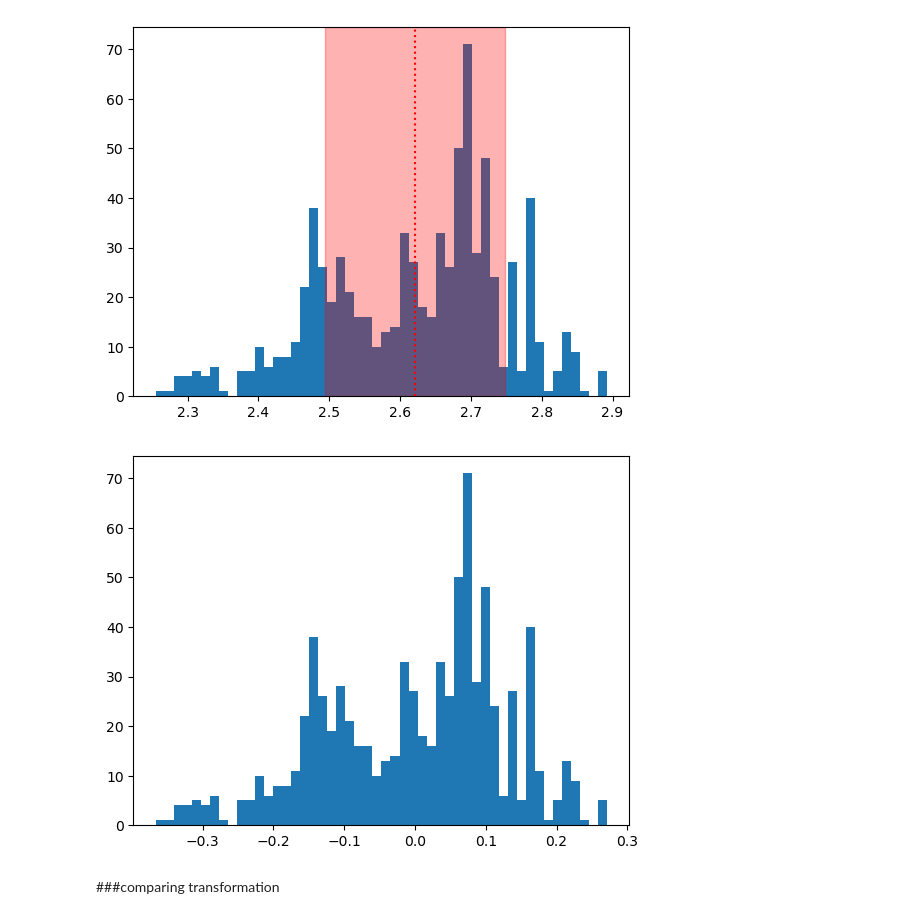
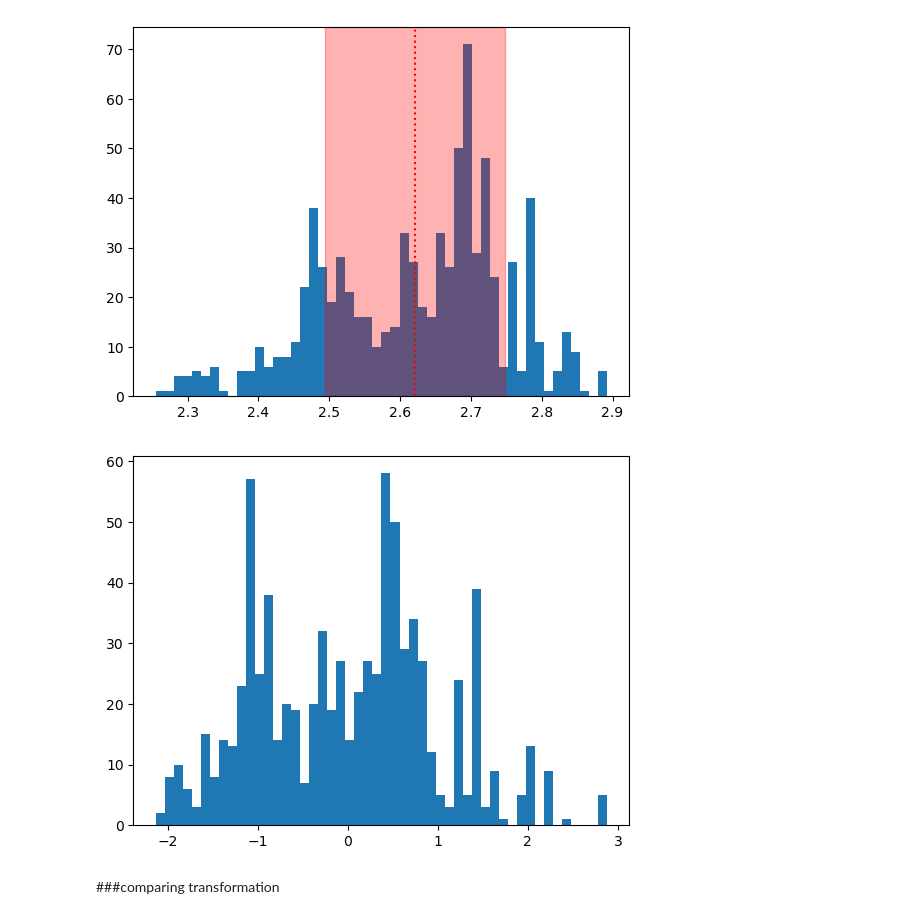
Before and after one commit to SadmanUddin/Data-analysis-and-statistics, a Jupyter notebook: Scaling and Transformations/Untitled-1.ipynb, the cells around one changed output. Drawn from its saved outputs; the diff is of its cells as text; code cells hidden in the pictures.

```diff
--- a/Scaling and Transformations/Untitled-1.ipynb
+++ b/Scaling and Transformations/Untitled-1.ipynb
@@ -240,26 +240,26 @@ plt.show()
 # %%
 ##adding logarithmic scaling to the function to create the final master data scaling and transformation
 
 def EnhanceData(data,tech=""):
     data_log=data.apply(np.log10)
     data_center=data_log.mean()
     data_normalized=data_log-data_center
     if tech=="Z-score":
         data_to_scale = data.values.reshape((len(pokemon["Total"]),1))
         scaler=preprocessing.StandardScaler()
         scaler=scaler.fit(data_to_scale)
-        normalized=scaler.transform(data_to_scale)
+        data_normalized=scaler.transform(data_to_scale)
     elif tech=="MinMax":
         data_to_scale = data.values.reshape((len(pokemon["Total"]),1))
         scaler=preprocessing.MinMaxScaler()
         scaler=scaler.fit(data_to_scale)
-        normalized=scaler.transform(data_to_scale)
+        data_normalized=scaler.transform(data_to_scale)
     return data_normalized
 
 plt.hist(EnhanceData(pokemon['Total'],"Z-score"),bins=50)
 plt.show()
 # %% [output]
-[figure, old version]
+[figure, new version]
 # %% [markdown]
 ###comparing transformation
 # %%
```
Also changed, not shown: 1 other file.
